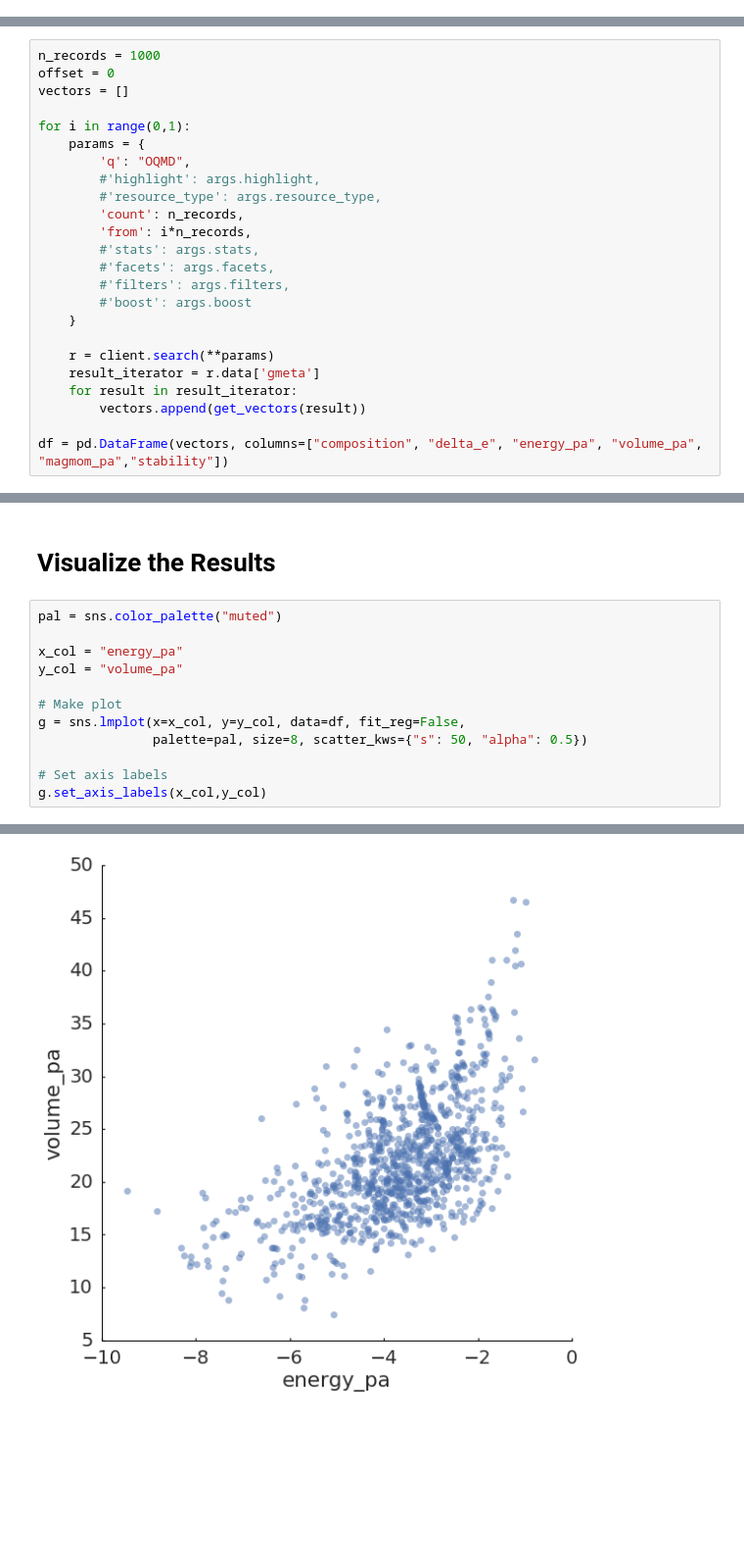
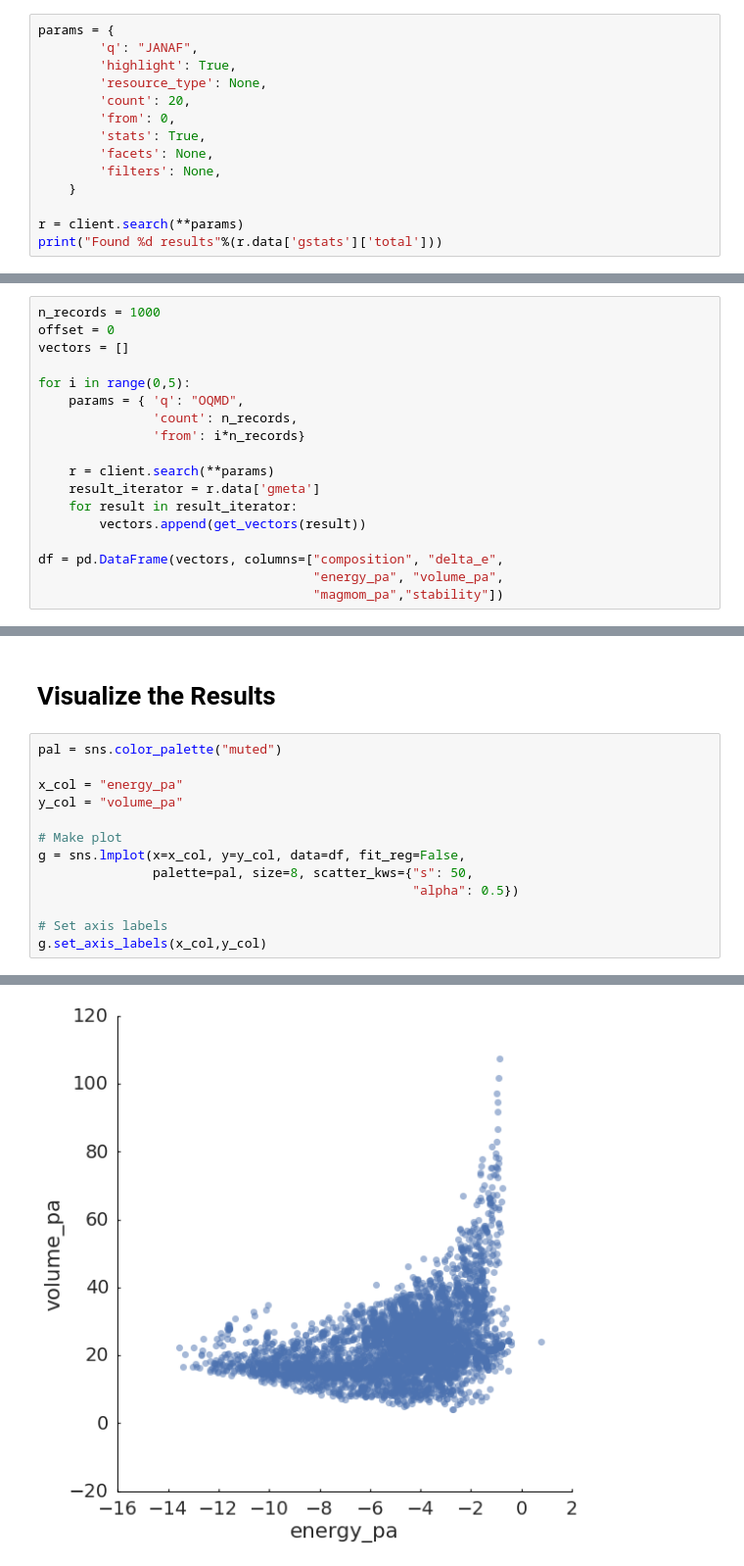
Before and after one commit to materials-data-facility/forge, a Jupyter notebook: prototypes/sandbox.ipynb, the cells around one changed output, grey strips where cells are left out. Shown at 98% size. Drawn from its saved outputs; the diff is of its cells as text; blank space fills up the shorter version.

```diff
--- a/prototypes/sandbox.ipynb
+++ b/prototypes/sandbox.ipynb
@@ -27,3 +28,17 @@ Uses a valid authentication token if it exists
 client = globus_auth.login("https://datasearch.api.demo.globus.org/")
 # %% [markdown]
 # Search for Data and Aggregate into a DataFrame
+# %%
+params = {
+        'q': "JANAF",
+        'highlight': True,
+        'resource_type': None,
+        'count': 20,
+        'from': 0,
+        'stats': True,
+        'facets': None,
+        'filters': None,
+    }
+
+r = client.search(**params)
+print("Found %d results"%(r.data['gstats']['total']))
@@ -32,25 +51,19 @@ n_records = 1000
 offset = 0
 vectors = []
 
-for i in range(0,1):
-    params = {
-        'q': "OQMD",
-        #'highlight': args.highlight,
-        #'resource_type': args.resource_type,
-        'count': n_records,
-        'from': i*n_records,
-        #'stats': args.stats,
-        #'facets': args.facets,
-        #'filters': args.filters,
-        #'boost': args.boost
-    }
+for i in range(0,5):
+    params = { 'q': "OQMD",
+               'count': n_records,
+               'from': i*n_records}
 
     r = client.search(**params)
     result_iterator = r.data['gmeta']
     for result in result_iterator:
         vectors.append(get_vectors(result))
 
-df = pd.DataFrame(vectors, columns=["composition", "delta_e", "energy_pa", "volume_pa", "magmom_pa","stability"])
+df = pd.DataFrame(vectors, columns=["composition", "delta_e",
+                                    "energy_pa", "volume_pa",
+                                    "magmom_pa","stability"])
 # %% [markdown]
 # Example Output
 # %%
@@ -77,15 +89,16 @@ print(json.dumps(r.data['gmeta'][10], sort_keys=True, indent=4))
 # %%
 pal = sns.color_palette("muted")
 
 x_col = "energy_pa"
 y_col = "volume_pa"
 
 # Make plot
 g = sns.lmplot(x=x_col, y=y_col, data=df, fit_reg=False,
-               palette=pal, size=8, scatter_kws={"s": 50, "alpha": 0.5})
+               palette=pal, size=8, scatter_kws={"s": 50,
+                                                 "alpha": 0.5})
 
 # Set axis labels
 g.set_axis_labels(x_col,y_col)
 # %% [output]
 <seaborn.axisgrid.FacetGrid at 0x...>
-[figure, old version]
+[figure, new version]
```
Also changed, not shown: parts of 14 cells of this notebook.
